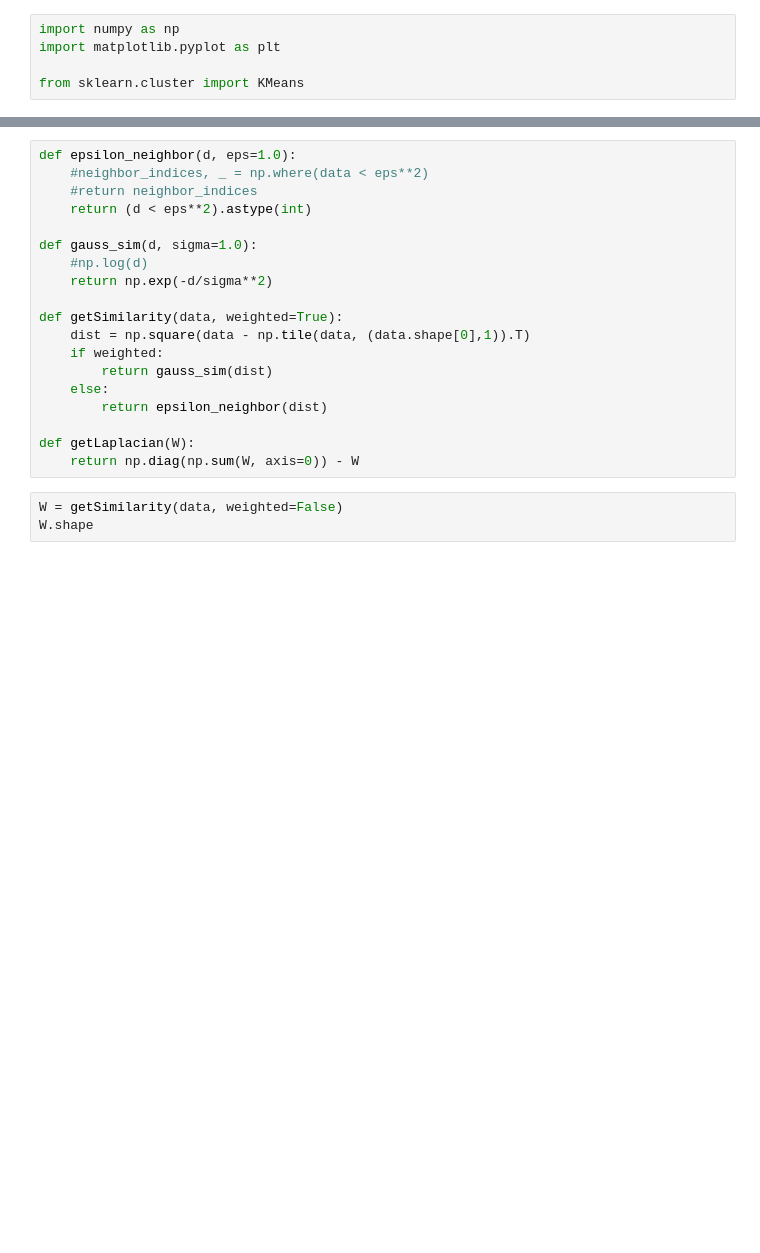
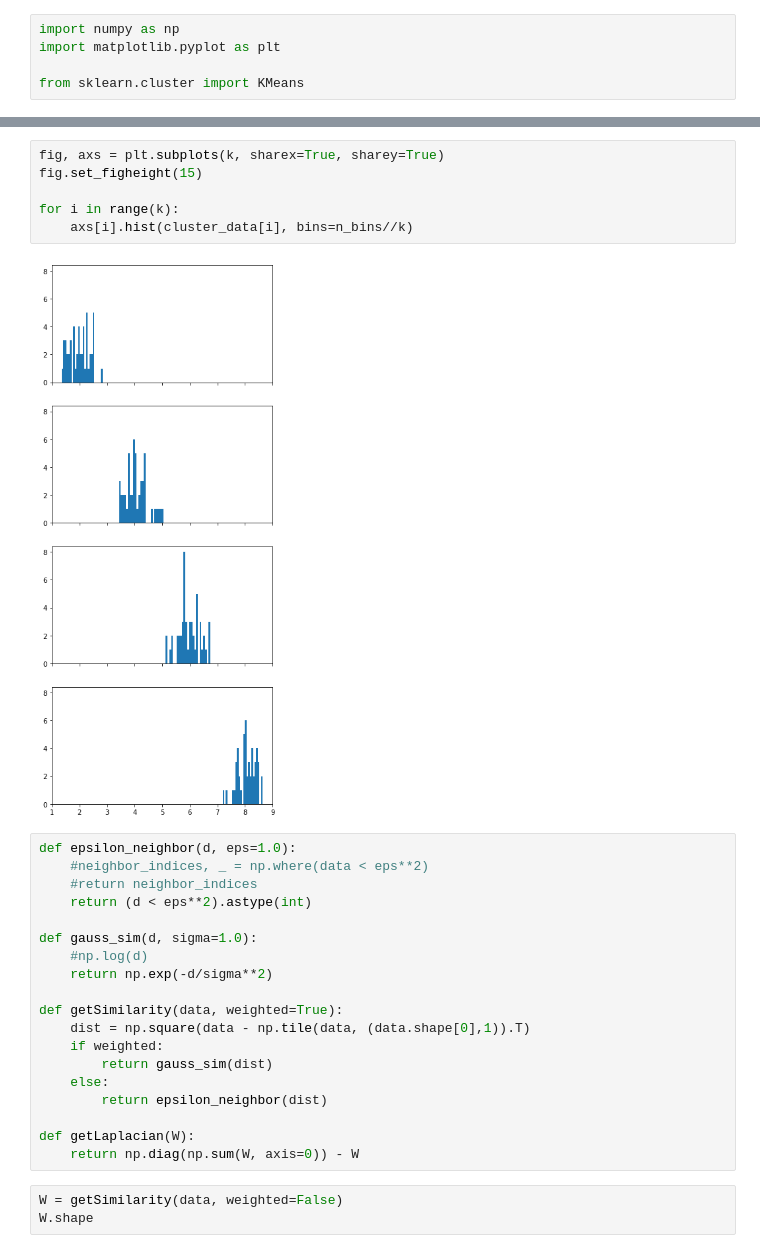
Before and after one commit to zgzhikaru/project_spectral_clustering, a Jupyter notebook: spectral_clusetering.ipynb, the cells around one changed output, grey strips where cells are left out. Cells and saved outputs as stored; diff of their text form; blank space fills up the shorter version.

```diff
--- a/spectral_clusetering.ipynb
+++ b/spectral_clusetering.ipynb
@@ -30,3 +67,11 @@ _ = plt.hist(data, bins=n_bins)
+# %%
+fig, axs = plt.subplots(k, sharex=True, sharey=True)
+fig.set_figheight(15)
+
+for i in range(k):
+    axs[i].hist(cluster_data[i], bins=n_bins//k)
+# %% [output]
+[figure, added]
 # %%
 def epsilon_neighbor(d, eps=1.0):
     #neighbor_indices, _ = np.where(data < eps**2)
```
Also changed, not shown: parts of 28 cells of this notebook.
